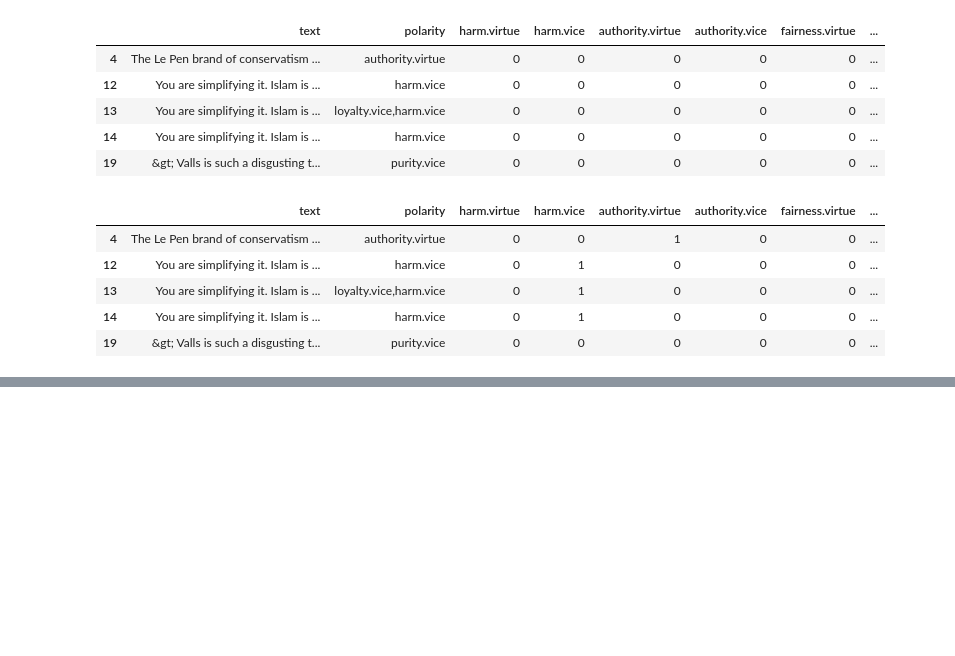
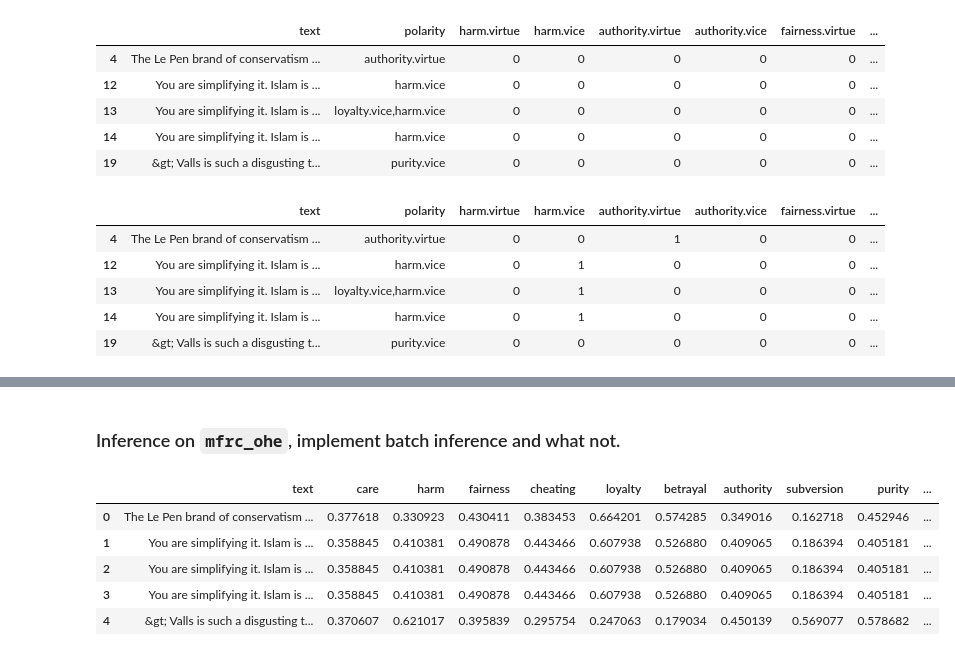
Before and after one commit to Pacozabala/CSCI199.X-workbench, a Jupyter notebook: single-label-classifiers.ipynb, the cells around one changed output, grey strips where cells are left out. Cells and saved outputs as stored; diff of their text form; code cells hidden in the pictures; blank space fills up the shorter version.

Commit message:
feat: MoralBERT inference on our augmented MFRC

```diff
--- a/single-label-classifiers.ipynb
+++ b/single-label-classifiers.ipynb
@@ -136,0 +260,45 @@ Date:   Mon Feb 16 21:43:14 2026 +0800
+# %% [markdown]
+### Inference on `mfrc_ohe`, implement batch inference and what not.
+# %%
+models = {}
+for mft in mft_values:
+    repo_name = f"vjosap/moralBERT-predict-{mft}-in-text"
+    models[mft] = MyModel.from_pretrained(repo_name, bert_model=bert_model).to(device)
+
+def get_batch_scores(sentences, mft, batch_size=1024):
+    model = models[mft]
+    model.eval()
+    all_scores = []
+
+    for i in range(0, len(sentences), batch_size):
+        batch = list(sentences[i:i+batch_size])
+        encodeds = tokenizer(batch, add_special_tokens=True, max_length=150,
+                             padding='max_length', truncation=True,
+                             return_attention_mask=True, return_token_type_ids=True,
+                             return_tensors='pt')
+        encodeds = {k: v.to(device) for k, v in encodeds.items()}
+
+        with torch.no_grad():
+            output = models[mft](**encodeds)
+            scores = F.softmax(output, dim=1)[:, 1].tolist()
+        all_scores.extend(scores)
+
+    return all_scores
+
+import tqdm
+input_texts = list(mfrc_ohe["text"])
+results = {"text": list(input_texts)}
+for mft in tqdm.tqdm(mft_values, desc="Processing MFT models"):
+    results[mft] = get_batch_scores(input_texts, mft)
+
+inference_results_df = pd.DataFrame(results)
+# %%
+inference_results_df.head()
+# inference_results_df.to_csv("/content/drive/MyDrive/MoralBERT-raws.csv", index=False)
+# %% [output]
+|  | text | care | harm | fairness | cheating | loyalty | betrayal | authority | subversion | purity | ... |
+| 0 | The Le Pen brand of conservatism ... | 0.377618 | 0.330923 | 0.430411 | 0.383453 | 0.664201 | 0.574285 | 0.349016 | 0.162718 | 0.452946 | ... |
+| 1 | You are simplifying it. Islam is ... | 0.358845 | 0.410381 | 0.490878 | 0.443466 | 0.607938 | 0.526880 | 0.409065 | 0.186394 | 0.405181 | ... |
+| 2 | You are simplifying it. Islam is ... | 0.358845 | 0.410381 | 0.490878 | 0.443466 | 0.607938 | 0.526880 | 0.409065 | 0.186394 | 0.405181 | ... |
+| 3 | You are simplifying it. Islam is ... | 0.358845 | 0.410381 | 0.490878 | 0.443466 | 0.607938 | 0.526880 | 0.409065 | 0.186394 | 0.405181 | ... |
+| 4 | &gt; Valls is such a disgusting t... | 0.370607 | 0.621017 | 0.395839 | 0.295754 | 0.247063 | 0.179034 | 0.450139 | 0.569077 | 0.578682 | ... |
```
Also changed, not shown: parts of 11 cells of this notebook.
